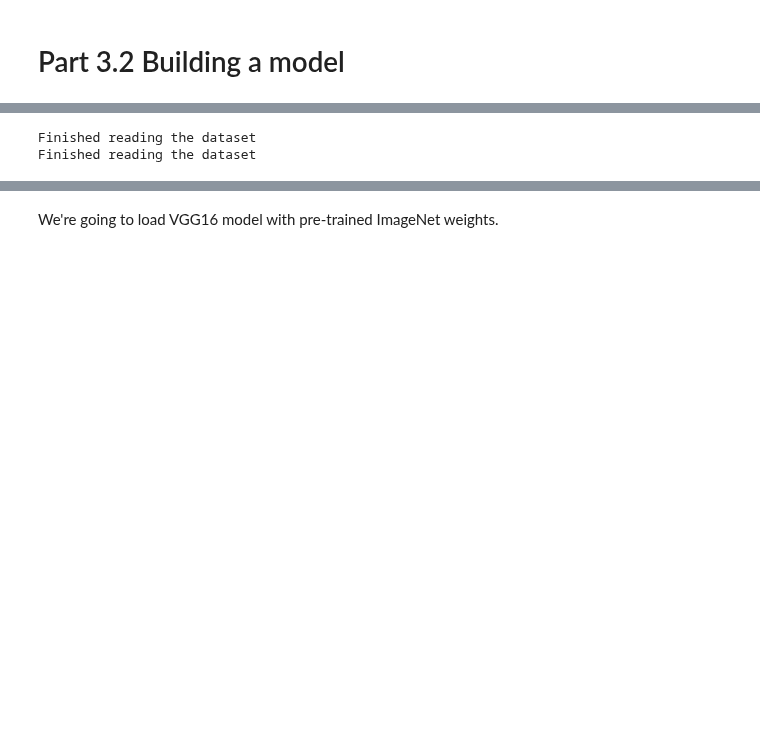
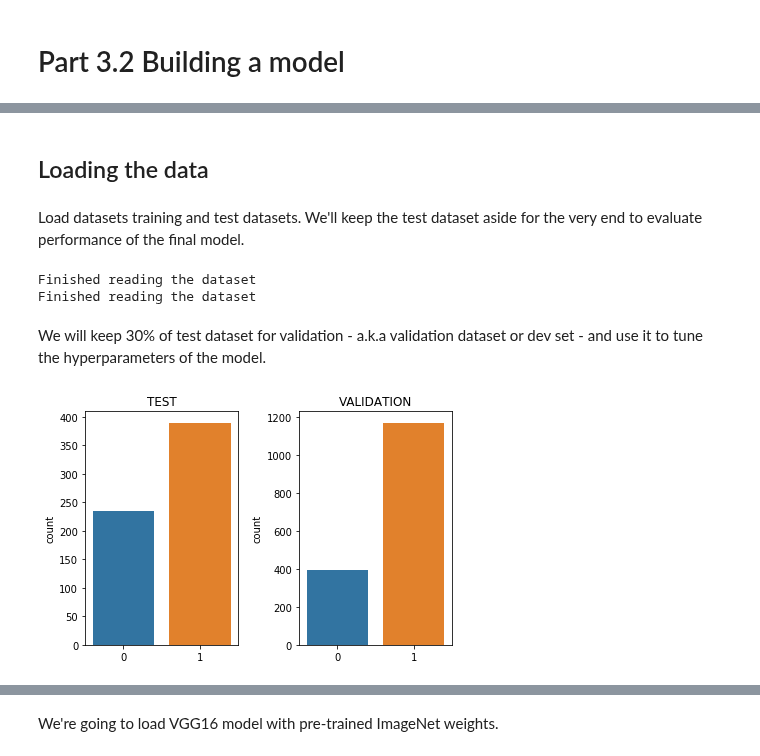
Before and after one commit to unit8co/amld-workshop-pneumonia, a Jupyter notebook: 3_pneumonia/p2_model.ipynb, the cells around one changed output, grey strips where cells are left out. Cells and saved outputs as stored; diff of their text form; code cells hidden in the pictures; blank space fills up the shorter version.

```diff
--- a/3_pneumonia/p2_model.ipynb
+++ b/3_pneumonia/p2_model.ipynb
@@ -18,6 +16,13 @@ Load datasets for training and validation
+# %% [markdown]
+## Loading the data
+# %% [markdown]
+Load datasets training and test datasets.
+We'll keep the test dataset aside for the very end to evaluate performance of the final model.
 # %%
 x_train, y_train = load_dataset("./data/chest_xray/train/", 6000)
 x_test, y_test = load_dataset("./data/chest_xray/test/", 6000)
 # %% [output]
 Finished reading the dataset
 Finished reading the dataset
+# %% [markdown]
+We will keep 30% of test dataset for validation -  a.k.a validation dataset or dev set - and use it to tune the hyperparameters of the model.
@@ -23,0 +36,10 @@ Finished reading the dataset
+# %%
+plt.subplot(1,2,1)
+sns.countplot(np.argmax(y_test, axis=1)).set_title('TEST')
+
+plt.subplot(1,2,2)
+sns.countplot(np.argmax(y_val, axis=1)).set_title('VALIDATION')
+
+plt.tight_layout()
+# %% [output]
+[figure, added]
```
Also changed, not shown: parts of 22 cells of this notebook, 2 other files.
